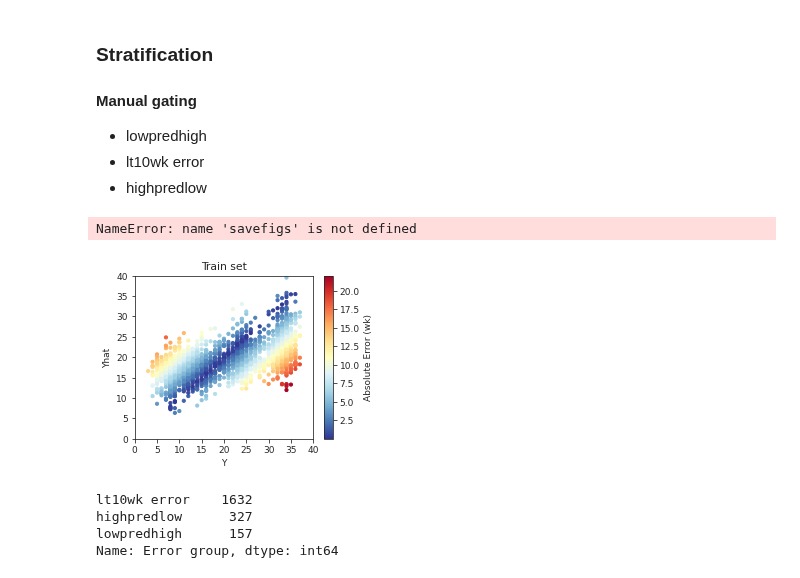
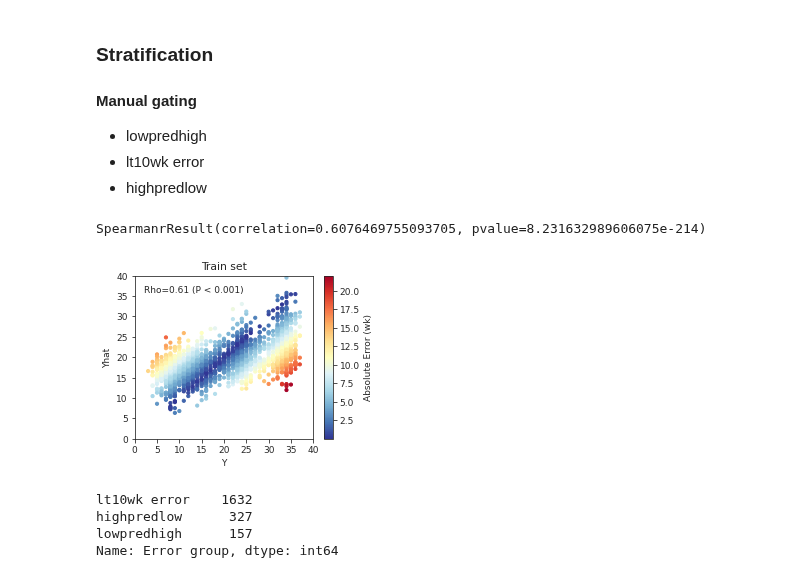
Before and after one commit to nealgravindra/wearables, a Jupyter notebook: notebooks/ITRerror_analysis.ipynb, the cells around one changed output. Cells and saved outputs as stored; diff of their text form; code cells hidden in the pictures.

Commit message:
making figs for error analysis more interpretable

```diff
--- a/notebooks/ITRerror_analysis.ipynb
+++ b/notebooks/ITRerror_analysis.ipynb
@@ -91,26 +91,42 @@ train set eval:
 - highpredlow
 # %%
 savefigs = False
+# %%
+def correlation(x, y, method='kendall'):
+    if method == 'kendall':
+        from scipy.stats import kendalltau
+        return kendalltau(x, y)
+    elif method == 'spearman':
+        from scipy.stats import spearmanr
+        return spearmanr(x, y)
+    elif method == 'pearson':
+        from scipy.stats import pearsonr
+        return pearsonr(x, y)
+    else:
+        return NotImplemented
+# %% [output]
+SpearmanrResult(correlation=0.6076469755093705, pvalue=8.231632989606075e-214)
 # %%
 fig, ax = plt.subplots(1, 1, figsize=(4, 3))
 
 im = ax.scatter(md['GA'], md['yhatGA'], c=md['Absolute Error'], s=10, cmap='RdYlBu_r', rasterized=True)
 cbar = fig.colorbar(im)
 cbar.set_label('Absolute Error (wk)')
 ax.set_title('Train set')
 ax.set_xlabel('Y')
 ax.set_ylabel('Yhat')
 ax.set_xlim([0, 40])
 ax.set_ylim([0, 40])
 ax.set_xticks(ax.get_yticks())
+rho, p = correlation(md['GA'], md['yhatGA'], method='spearman')
+ax.text(0.05, 0.9, 'Rho={:.2f} (P < 0.001)'.format(rho) if p < 0.001 else 'Rho={:.2f} (P={:.1e})'.format(rho, p), transform=ax.transAxes)
 
 if savefigs:
     fig.savefig('/home/ngr4/project/wearables/results/ITRerror_analysis_error_train.png',
                 bbox_inches='tight', dpi=600)
     savefigs = False
 # %% [output]
-NameError: name 'savefigs' is not defined
-[figure, old version]
+[figure, new version]
 # %%
 # define clusters
 median_GA = md['GA'].median()
```
Also changed, not shown: parts of 1 cell of this notebook, 1 other file.
